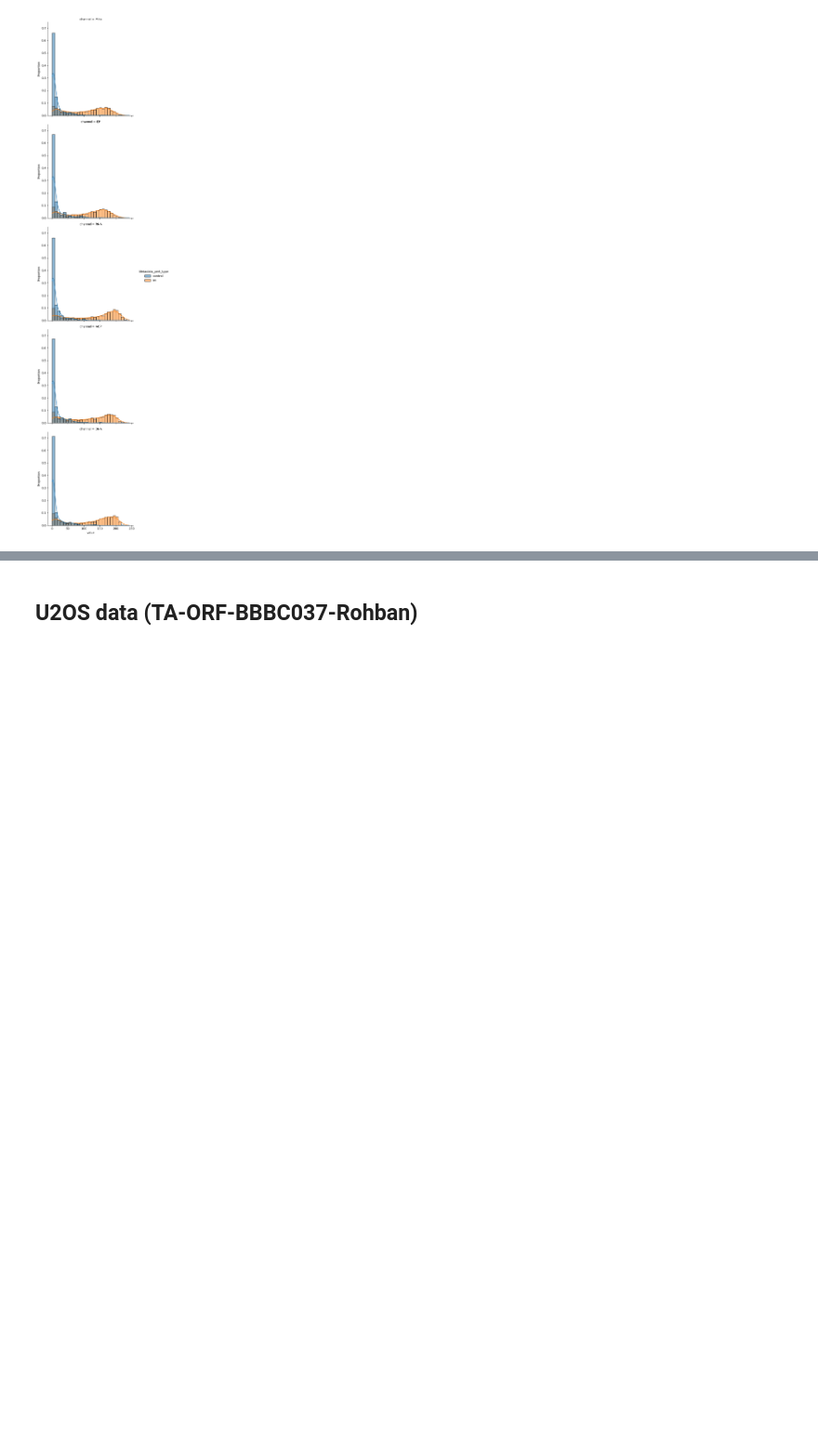
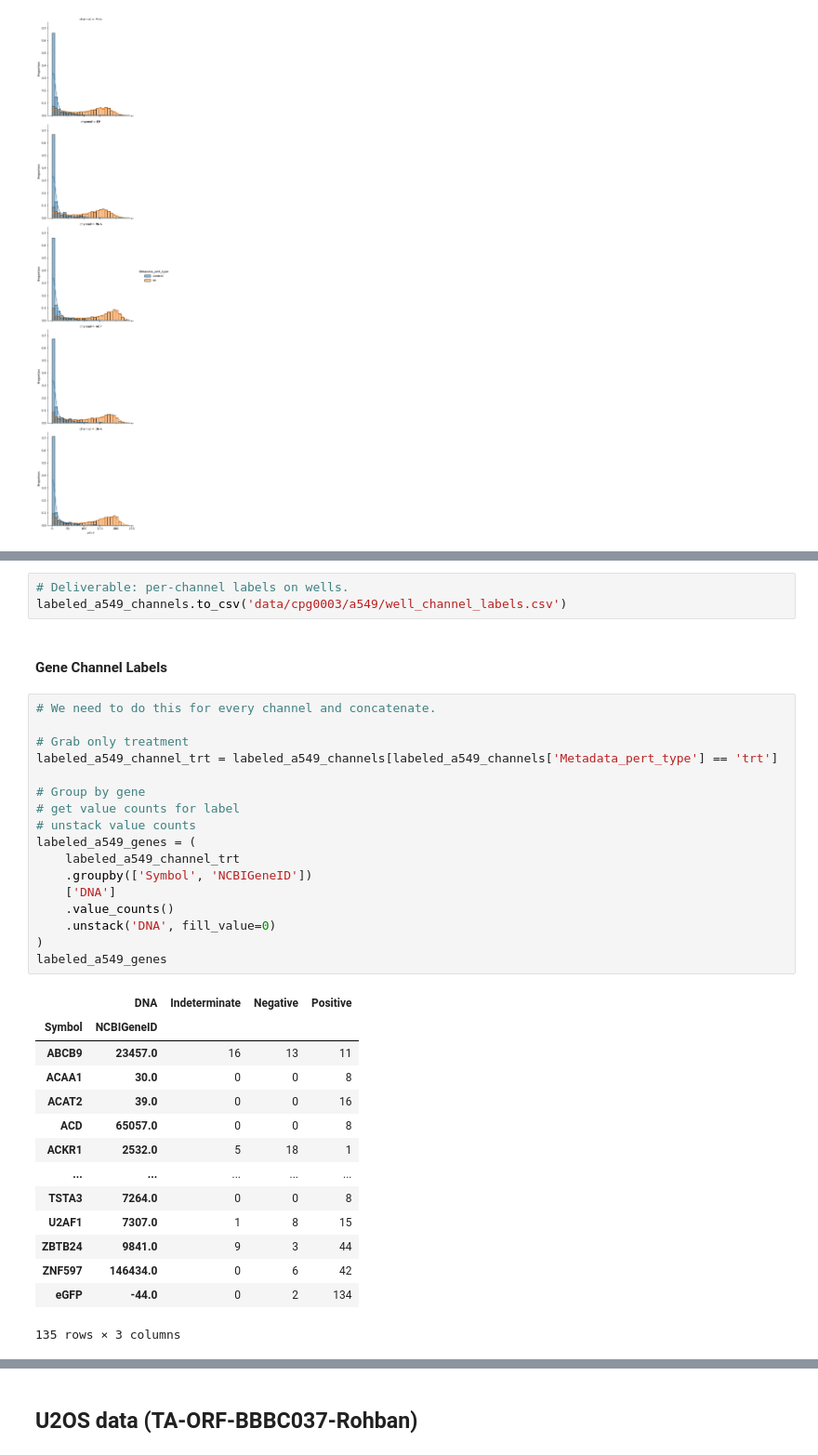
Before and after one commit to Craven-Biostat-Lab/morphology-prediction, a Jupyter notebook: data-loading-cpg0003.ipynb, the cells around one changed output, grey strips where cells are left out. Shown: that part at 93% size. Cells and saved outputs as stored; diff of their text form; blank space fills up the shorter version.

```diff
--- a/data-loading-cpg0003.ipynb
+++ b/data-loading-cpg0003.ipynb
@@ -318,0 +361,37 @@ sns.displot(
+# %%
+# Deliverable: per-channel labels on wells.
+labeled_a549_channels.to_csv('data/cpg0003/a549/well_channel_labels.csv')
+# %% [markdown]
+#### Gene Channel Labels
+# %%
+# We need to do this for every channel and concatenate.
+
+# Grab only treatment
+labeled_a549_channel_trt = labeled_a549_channels[labeled_a549_channels['Metadata_pert_type'] == 'trt']
+
+# Group by gene
+# get value counts for label
+# unstack value counts
+labeled_a549_genes = (
+    labeled_a549_channel_trt
+    .groupby(['Symbol', 'NCBIGeneID'])
+    ['DNA']
+    .value_counts()
+    .unstack('DNA', fill_value=0)
+)
+labeled_a549_genes
+# %% [output]
+|  | DNA | Indeterminate | Negative | Positive |
+| Symbol | NCBIGeneID |  |  |  |
+| ABCB9 | 23457.0 | 16 | 13 | 11 |
+| ACAA1 | 30.0 | 0 | 0 | 8 |
+| ACAT2 | 39.0 | 0 | 0 | 16 |
+| ACD | 65057.0 | 0 | 0 | 8 |
+| ACKR1 | 2532.0 | 5 | 18 | 1 |
+| ... | ... | ... | ... | ... |
+| TSTA3 | 7264.0 | 0 | 0 | 8 |
+| U2AF1 | 7307.0 | 1 | 8 | 15 |
+| ZBTB24 | 9841.0 | 9 | 3 | 44 |
+| ZNF597 | 146434.0 | 0 | 6 | 42 |
+| eGFP | -44.0 | 0 | 2 | 134 |
+135 rows × 3 columns
```
Also changed, not shown: parts of 8 cells of this notebook.
